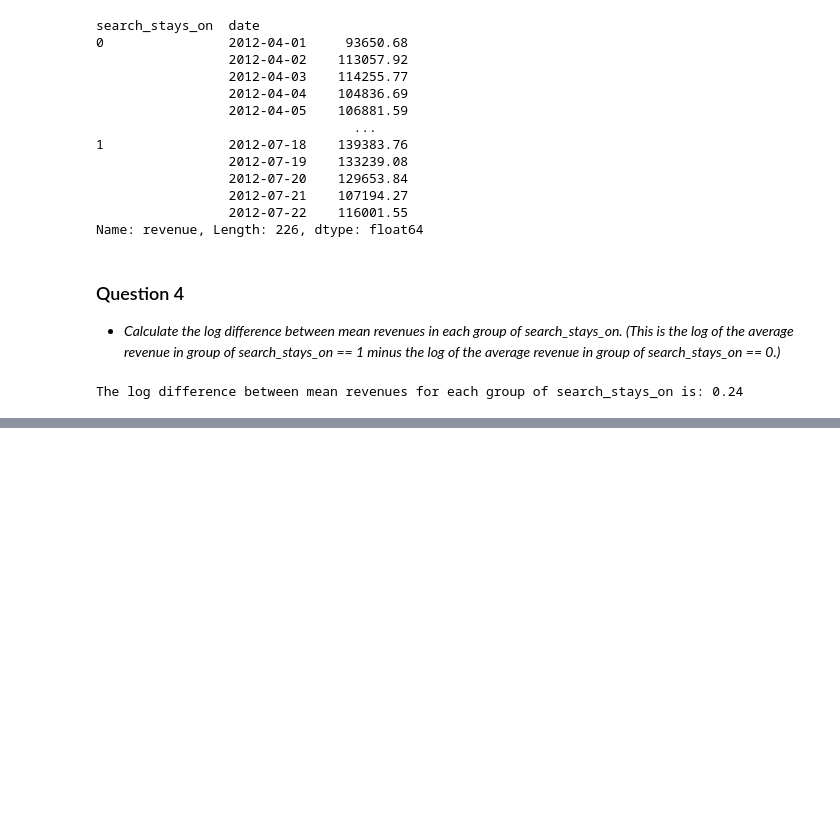
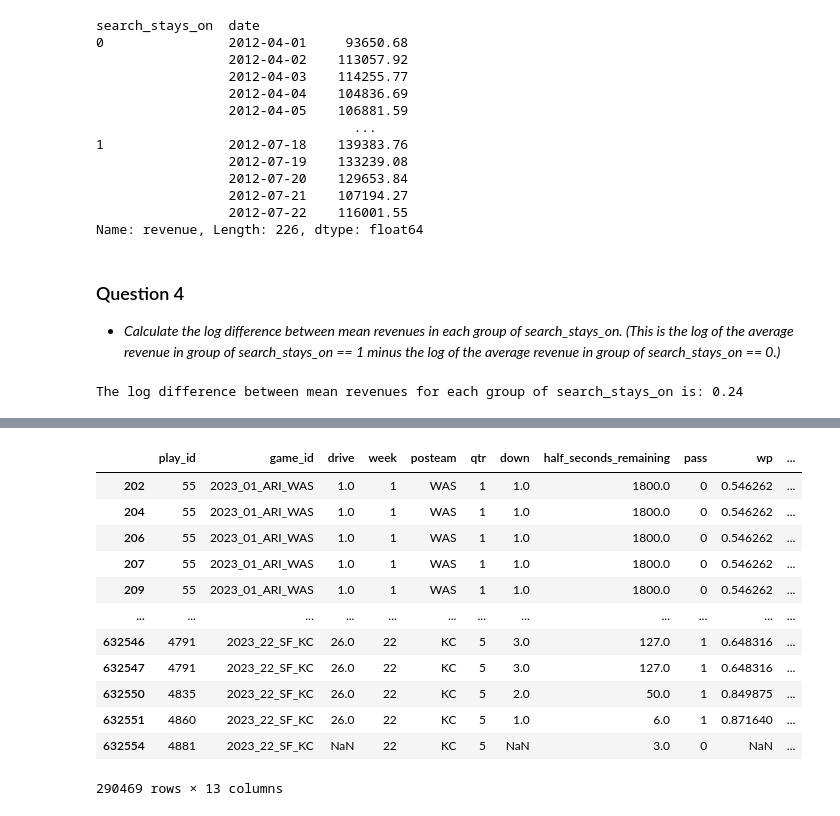
Before and after one commit to brianstoner/Data-Prep-and-Mgmt, a Jupyter notebook: danl_m1_exam_Stoner_Brian.ipynb, the cells around one changed output, grey strips where cells are left out. Saved outputs shown, nothing was run; the diff lists cells and outputs as text; code cells hidden in the pictures; blank space fills up the shorter version.

```diff
--- a/danl_m1_exam_Stoner_Brian.ipynb
+++ b/danl_m1_exam_Stoner_Brian.ipynb
@@ -151,3 +151,5 @@ log_diff = log_mean_revenue.loc[1] - log_mean_revenue.loc[0]
 print(f"The log difference between mean revenues for each group of search_stays_on is: {log_diff:.2f}")
 # %% [output]
 The log difference between mean revenues for each group of search_stays_on is: 0.24
+# %%
+NFL2023_stuffs = pd.read_csv('https://bcdanl.github.io/data/NFL2023_stuffs.csv')
@@ -153,0 +159,2 @@ The log difference between mean revenues for each group of search_stays_on is: 0
+# %%
+nfl = NFL2023_stuffs
@@ -153,0 +231,2 @@ The log difference between mean revenues for each group of search_stays_on is: 0
+# %%
+NFL2023_epa = pd.read_csv('https://bcdanl.github.io/data/NFL2023_epa.csv')
@@ -153,0 +239,7 @@ The log difference between mean revenues for each group of search_stays_on is: 0
+# %%
+# Merge the two dataframes on the play_id key and verify the additional variables from NFL2023_epa are included
+merge_left = pd.merge(nfl, NFL2023_epa[['play_id', 'passer', 'receiver', 'epa']], on='play_id', how='left')
+# Drop the observations with NaN in the passer variable
+remove_nul_passer = merge_left.dropna(subset=['passer'])
+remove_nul_passer
+# %% [output]
@@ -153,0 +247,13 @@ The log difference between mean revenues for each group of search_stays_on is: 0
+|  | play_id | game_id | drive | week | posteam | qtr | down | half_seconds_remaining | pass | wp | ... |
+| 202 | 55 | 2023_01_ARI_WAS | 1.0 | 1 | WAS | 1 | 1.0 | 1800.0 | 0 | 0.546262 | ... |
+| 204 | 55 | 2023_01_ARI_WAS | 1.0 | 1 | WAS | 1 | 1.0 | 1800.0 | 0 | 0.546262 | ... |
+| 206 | 55 | 2023_01_ARI_WAS | 1.0 | 1 | WAS | 1 | 1.0 | 1800.0 | 0 | 0.546262 | ... |
+| 207 | 55 | 2023_01_ARI_WAS | 1.0 | 1 | WAS | 1 | 1.0 | 1800.0 | 0 | 0.546262 | ... |
+| 209 | 55 | 2023_01_ARI_WAS | 1.0 | 1 | WAS | 1 | 1.0 | 1800.0 | 0 | 0.546262 | ... |
+| ... | ... | ... | ... | ... | ... | ... | ... | ... | ... | ... | ... |
+| 632546 | 4791 | 2023_22_SF_KC | 26.0 | 22 | KC | 5 | 3.0 | 127.0 | 1 | 0.648316 | ... |
+| 632547 | 4791 | 2023_22_SF_KC | 26.0 | 22 | KC | 5 | 3.0 | 127.0 | 1 | 0.648316 | ... |
+| 632550 | 4835 | 2023_22_SF_KC | 26.0 | 22 | KC | 5 | 2.0 | 50.0 | 1 | 0.849875 | ... |
+| 632551 | 4860 | 2023_22_SF_KC | 26.0 | 22 | KC | 5 | 1.0 | 6.0 | 1 | 0.871640 | ... |
+| 632554 | 4881 | 2023_22_SF_KC | NaN | 22 | KC | 5 | NaN | 3.0 | 0 | NaN | ... |
+290469 rows × 13 columns
```
Also changed, not shown: parts of 8 cells of this notebook.
